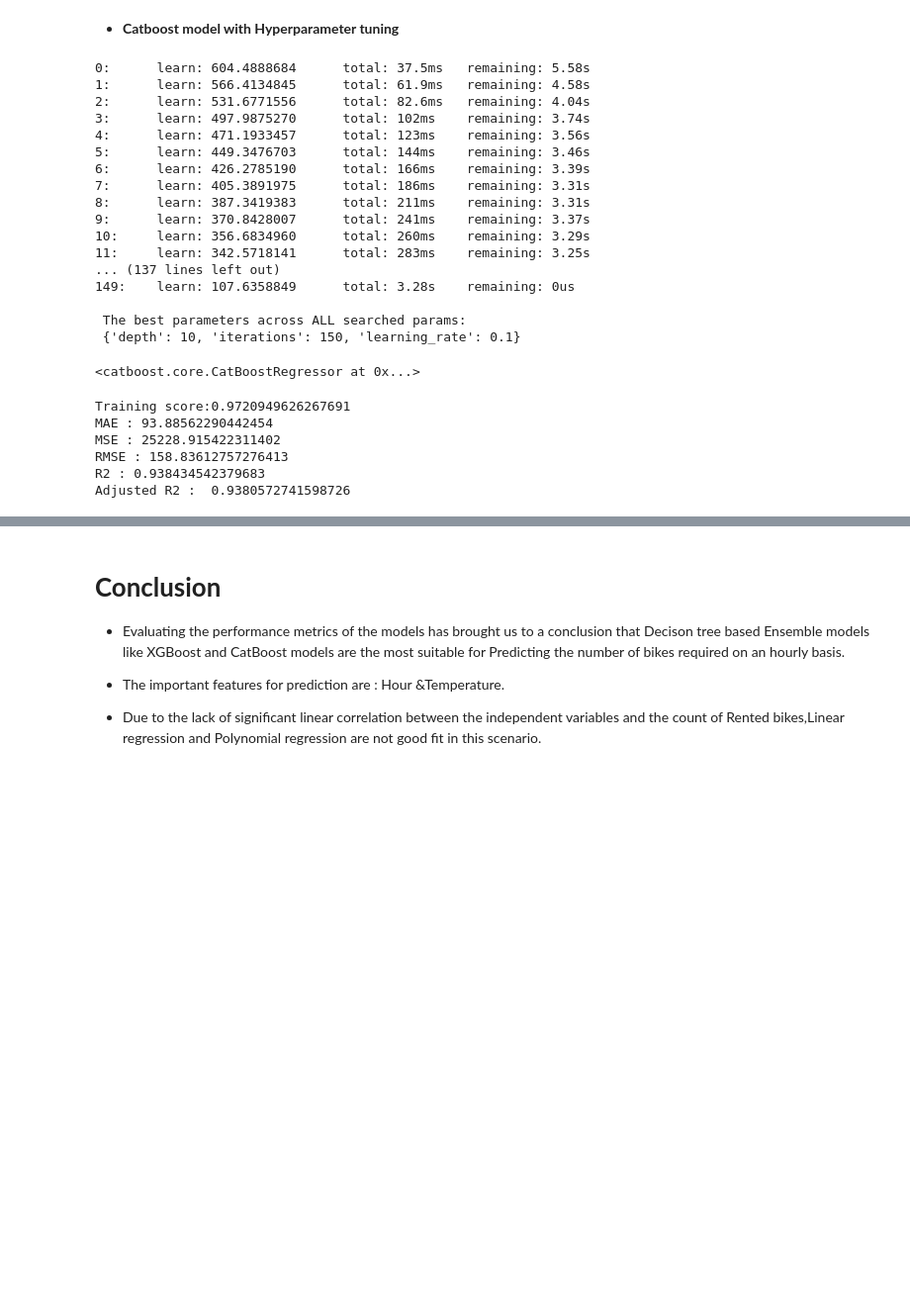
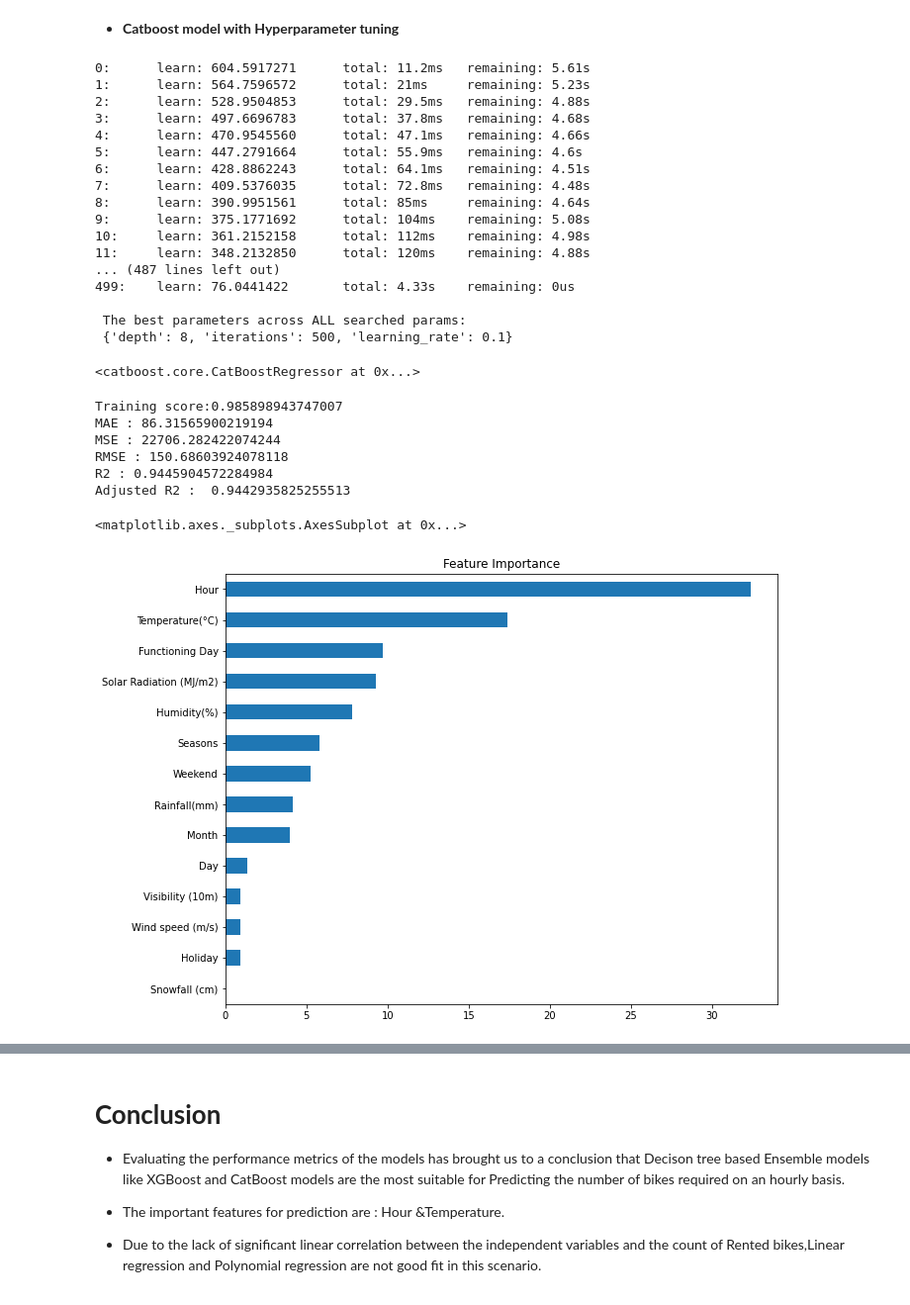
Before and after one commit to Jayjake1/BikeSharingDemand, a Jupyter notebook: ML_regression_team_notebook.ipynb, the cells around one changed output, grey strips where cells are left out. Shown at 99% size. Saved outputs shown, nothing was run; the diff lists cells and outputs as text; code cells hidden in the pictures; blank space fills up the shorter version.

```diff
--- a/ML_regression_team_notebook.ipynb
+++ b/ML_regression_team_notebook.ipynb
@@ -1408,28 +1411,28 @@ plotting_imp_features(CB_regressor, X_train)
 # %%
 #Finding the optimal parameters by Grid Search Cross Validation
 
-parameters = {'depth' : [8,10,6],'learning_rate' : [0.01, 0.05, 0.1,0.025],'iterations':[50,100,150]}
+parameters = {'depth' : [8,7,6],'learning_rate' : [0.025, 0.05, 0.1],'iterations':[100,200,500]}
 CB_regressor = CatBoostRegressor(iterations=50, loss_function='RMSE',cat_features=categorical_features_indices)
 grid = GridSearchCV(estimator=CB_regressor, param_grid = parameters, cv = 5, n_jobs=-1)
 grid.fit(X_train, y_train)
 print("\n The best parameters across ALL searched params:\n",grid.best_params_)
 # %% [output]
-0:      learn: 604.4888684      total: 37.5ms   remaining: 5.58s
-1:      learn: 566.4134845      total: 61.9ms   remaining: 4.58s
-2:      learn: 531.6771556      total: 82.6ms   remaining: 4.04s
-3:      learn: 497.9875270      total: 102ms    remaining: 3.74s
-4:      learn: 471.1933457      total: 123ms    remaining: 3.56s
-5:      learn: 449.3476703      total: 144ms    remaining: 3.46s
-6:      learn: 426.2785190      total: 166ms    remaining: 3.39s
-7:      learn: 405.3891975      total: 186ms    remaining: 3.31s
-8:      learn: 387.3419383      total: 211ms    remaining: 3.31s
-9:      learn: 370.8428007      total: 241ms    remaining: 3.37s
-10:     learn: 356.6834960      total: 260ms    remaining: 3.29s
-11:     learn: 342.5718141      total: 283ms    remaining: 3.25s
-... (137 lines left out)
-149:    learn: 107.6358849      total: 3.28s    remaining: 0us
+0:      learn: 604.5917271      total: 11.2ms   remaining: 5.61s
+1:      learn: 564.7596572      total: 21ms     remaining: 5.23s
+2:      learn: 528.9504853      total: 29.5ms   remaining: 4.88s
+3:      learn: 497.6696783      total: 37.8ms   remaining: 4.68s
+4:      learn: 470.9545560      total: 47.1ms   remaining: 4.66s
+5:      learn: 447.2791664      total: 55.9ms   remaining: 4.6s
+6:      learn: 428.8862243      total: 64.1ms   remaining: 4.51s
+7:      learn: 409.5376035      total: 72.8ms   remaining: 4.48s
+8:      learn: 390.9951561      total: 85ms     remaining: 4.64s
+9:      learn: 375.1771692      total: 104ms    remaining: 5.08s
+10:     learn: 361.2152158      total: 112ms    remaining: 4.98s
+11:     learn: 348.2132850      total: 120ms    remaining: 4.88s
+... (487 lines left out)
+499:    learn: 76.0441422       total: 4.33s    remaining: 0us
 
  The best parameters across ALL searched params:
- {'depth': 10, 'iterations': 150, 'learning_rate': 0.1}
+ {'depth': 8, 'iterations': 500, 'learning_rate': 0.1}
 # %%
 # creating Catboost model
@@ -1441,19 +1444,25 @@ CB_regressor.fit(X_train,y_train,cat_features=categorical_features_indices,eval_
 # %%
 #Make predictions and evalution of Catboost model
 
-print(f'Training score:{CB_regressor.score(X_train,y_train)}')
+print(f'Training score:{best_CB_regressor.score(X_train,y_train)}')
 
-y_pred=CB_regressor.predict(X_test)
+y_pred=best_CB_regressor.predict(X_test)
 
 #Evaluating the model
 list_of_models.append(evaluate_model('Catboost Regression(tuned)',X_test,y_test,y_pred))
 # %% [output]
-Training score:0.9720949626267691
-MAE : 93.88562290442454
-MSE : 25228.915422311402
-RMSE : 158.83612757276413
-R2 : 0.938434542379683
-Adjusted R2 :  0.9380572741598726
+Training score:0.985898943747007
+MAE : 86.31565900219194
+MSE : 22706.282422074244
+RMSE : 150.68603924078118
+R2 : 0.9445904572284984
+Adjusted R2 :  0.9442935825255513
+# %%
+#Visualizing features importance of the best Catboost model
+plotting_imp_features(best_CB_regressor, X_train)
+# %% [output]
+<matplotlib.axes._subplots.AxesSubplot at 0x...>
+[figure, added]
 # %%
 #Comparing models
 Comparison_df=pd.DataFrame(list_of_models,columns=['Regression Model','Mean Absolute Error','Mean Squared Error','Root Mean Squared Error','r2 score','adjusted r2 score'])
```
Also changed, not shown: parts of 13 cells of this notebook.
